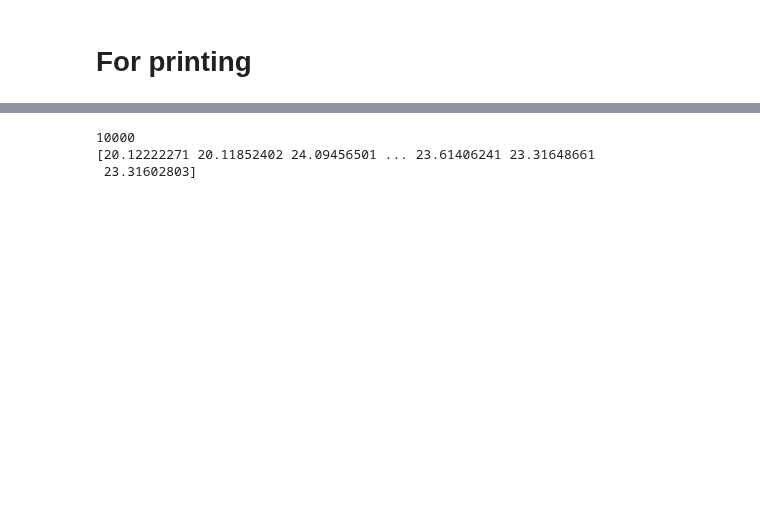
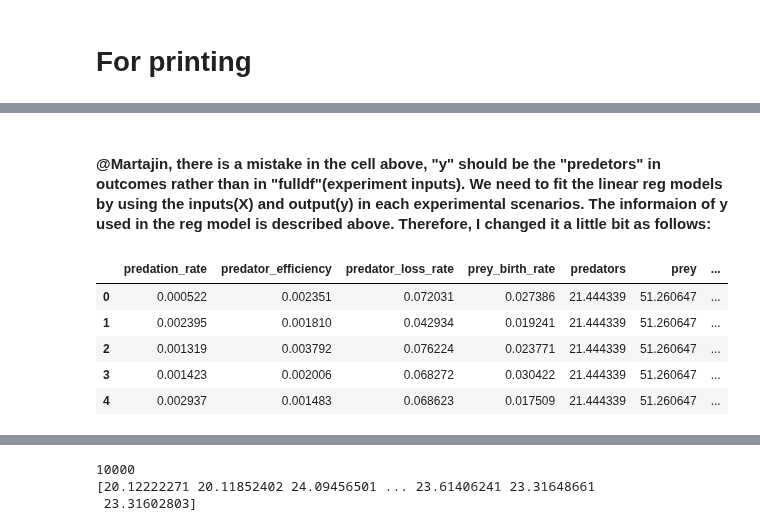
Before and after one commit to triple-capacho/EPA1361, a Jupyter notebook: Week 3-4 - vulnerability analysis/assignment 6 - sensitivity analysis.ipynb, the cells around one changed output, grey strips where cells are left out. Cells and saved outputs as stored; diff of their text form; code cells hidden in the pictures; blank space fills up the shorter version.

```diff
--- a/Week 3-4 - vulnerability analysis/assignment 6 - sensitivity analysis.ipynb
+++ b/Week 3-4 - vulnerability analysis/assignment 6 - sensitivity analysis.ipynb
@@ -193,3 +203,5 @@ Warnings:
 [1] Standard Errors assume that the covariance matrix of the errors is correctly specified.
 [2] The condition number is large, 1.39e+03. This might indicate that there are
 strong multicollinearity or other numerical problems.
+# %% [markdown]
+#### @Martajin, there is a mistake in the cell above, "y" should be the "predetors" in outcomes rather than in "fulldf"(experiment inputs). We need to fit the linear reg models by using the inputs(X) and output(y) in each experimental scenarios. The informaion of y used in the reg model is described above. Therefore, I changed it a little bit as follows:
@@ -195,0 +214,9 @@ strong multicollinearity or other numerical problems.
+# %%
+data_for_fit.head(5)
+# %% [output]
+|  | predation_rate | predator_efficiency | predator_loss_rate | prey_birth_rate | predators | prey | ... |
+| 0 | 0.000522 | 0.002351 | 0.072031 | 0.027386 | 21.444339 | 51.260647 | ... |
+| 1 | 0.002395 | 0.001810 | 0.042934 | 0.019241 | 21.444339 | 51.260647 | ... |
+| 2 | 0.001319 | 0.003792 | 0.076224 | 0.023771 | 21.444339 | 51.260647 | ... |
+| 3 | 0.001423 | 0.002006 | 0.068272 | 0.030422 | 21.444339 | 51.260647 | ... |
+| 4 | 0.002937 | 0.001483 | 0.068623 | 0.017509 | 21.444339 | 51.260647 | ... |
```
Also changed, not shown: parts of 31 cells of this notebook.
